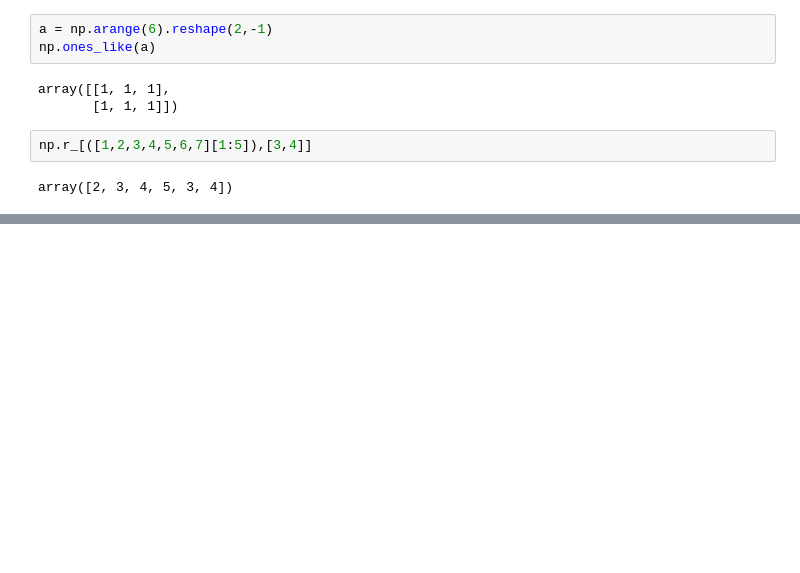
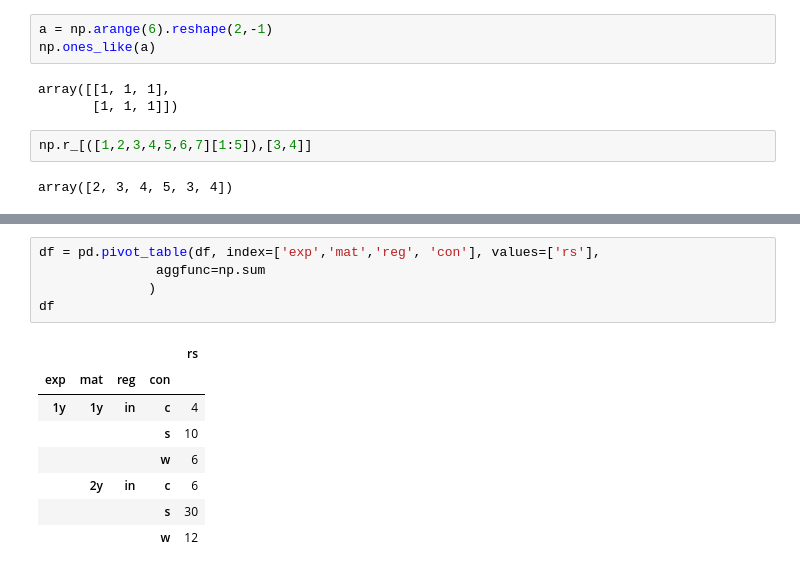
Before and after one commit to UtsavParashar/PythonProblems, a Jupyter notebook: Pandas 1.0 Cookbook.ipynb, the cells around one changed output, grey strips where cells are left out. Cells and saved outputs as stored; diff of their text form; blank space fills up the shorter version.

```diff
--- a/Pandas 1.0 Cookbook.ipynb
+++ b/Pandas 1.0 Cookbook.ipynb
@@ -1118,0 +1194,14 @@ array([2, 3, 4, 5, 3, 4])
+# %%
+df = pd.pivot_table(df, index=['exp','mat','reg', 'con'], values=['rs'],
+               aggfunc=np.sum
+              )
+df
+# %% [output]
+|  |  |  |  | rs |
+| exp | mat | reg | con |  |
+| 1y | 1y | in | c | 4 |
+|  |  |  | s | 10 |
+|  |  |  | w | 6 |
+|  | 2y | in | c | 6 |
+|  |  |  | s | 30 |
+|  |  |  | w | 12 |
```
Also changed, not shown: parts of 6 cells of this notebook, 1 other file.
